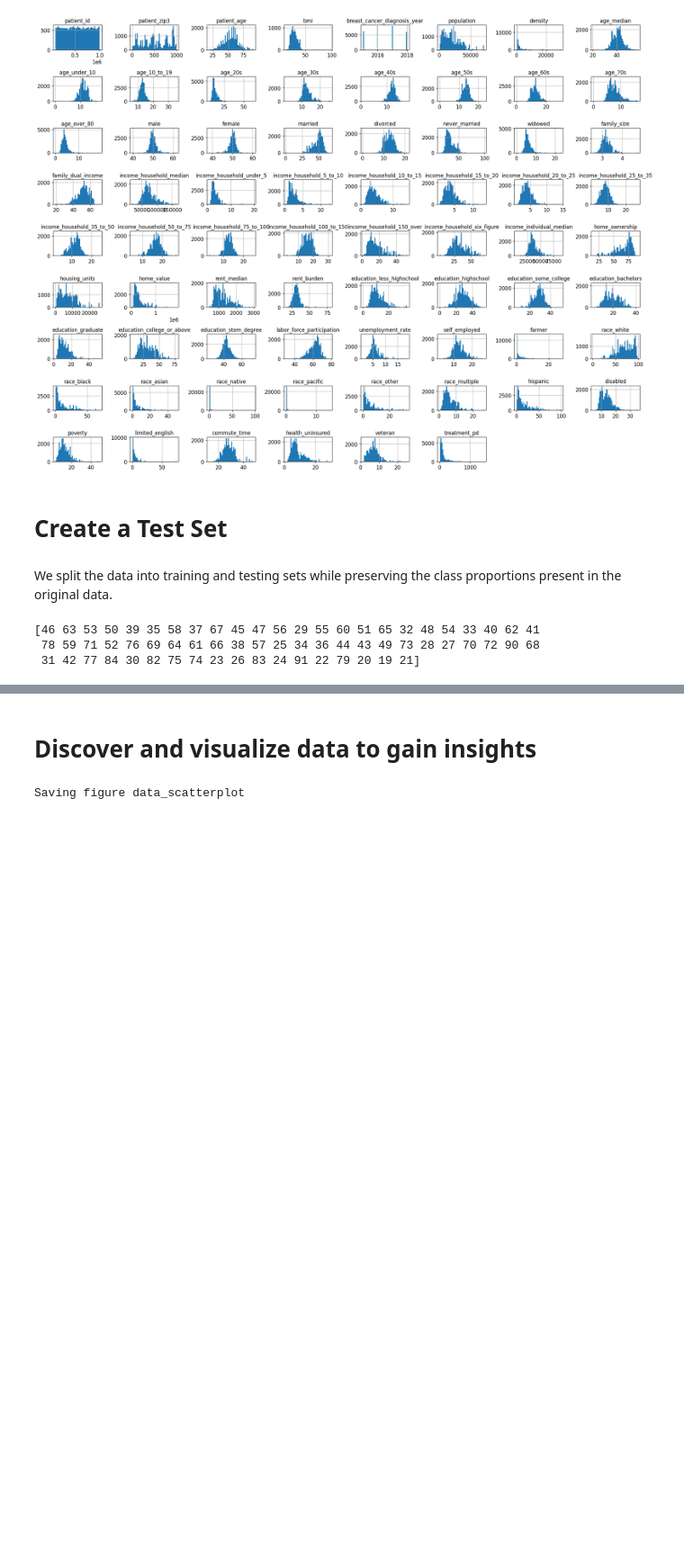
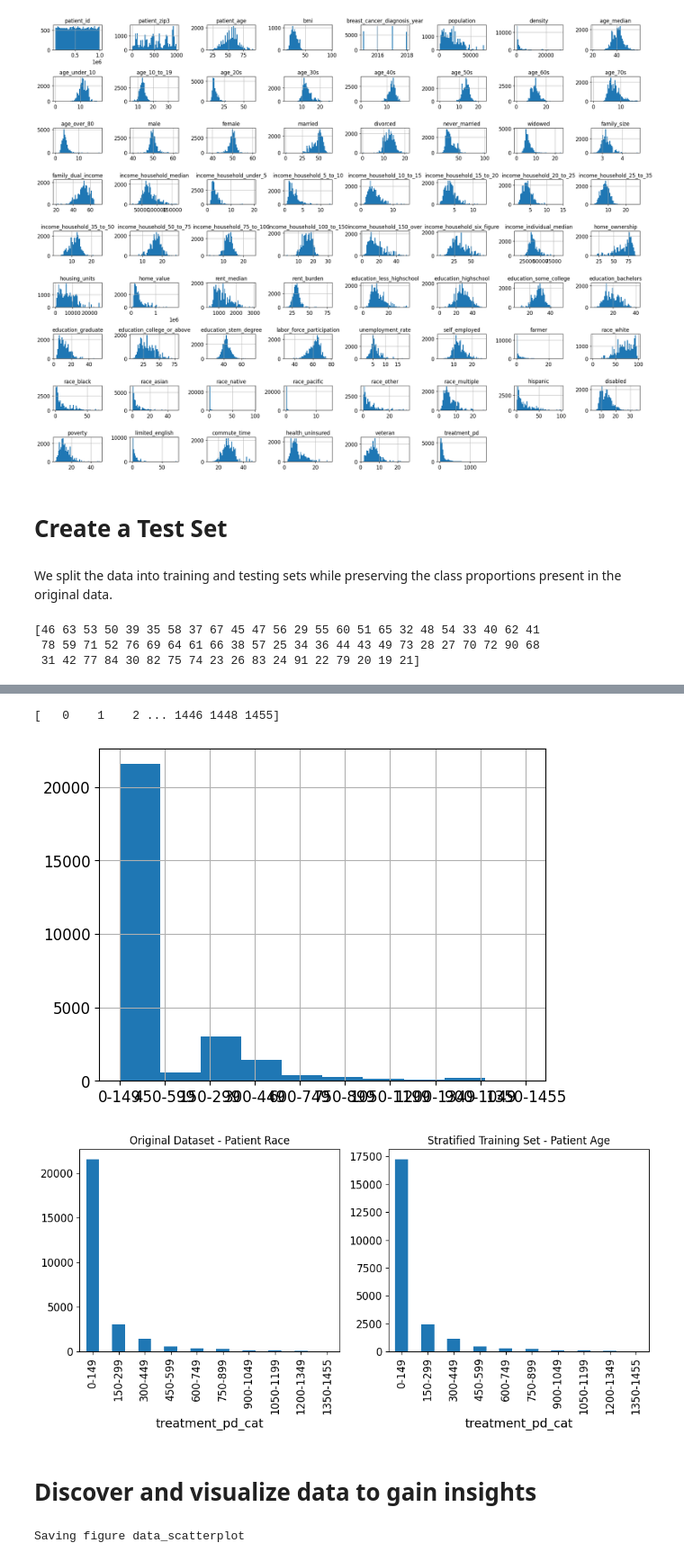
Before and after one commit to cristinaesuper/WIDS, a Jupyter notebook: WIDS.ipynb, the cells around one changed output, grey strips where cells are left out. Shown at 90% size. Drawn from its saved outputs; the diff is of its cells as text; code cells hidden in the pictures; blank space fills up the shorter version.

```diff
--- a/WIDS.ipynb
+++ b/WIDS.ipynb
@@ -112,3 +91,39 @@ plt.show()
 # %%
 for set_ in (strat_train_set, strat_test_set):
     set_.drop("age_cat", axis=1, inplace=True)
+# %%
+unique_values = np.sort(data["treatment_pd"].unique())
+print(unique_values)
+# %% [output]
+[   0    1    2 ... 1446 1448 1455]
+# %%
+from sklearn.model_selection import StratifiedShuffleSplit
+
+data["treatment_pd_cat"] = pd.cut(data["treatment_pd"],
+                         bins=[0, 150, 300, 450, 600, 750, 900, 1050, 1200, 1350, 1455],
+                         labels=["0-149", "150-299", "300-449", "450-599", "600-749", "750-899", "900-1049", "1050-1199", "1200-1349", "1350-1455"],
+                         include_lowest=True)
+
+data["treatment_pd_cat"].hist()
+
+split = StratifiedShuffleSplit(n_splits=1, test_size=0.2, random_state=42)
+for train_index, test_index in split.split(data, data["treatment_pd_cat"]):
+    strat_train_set = data.loc[train_index]
+    strat_test_set = data.loc[test_index]
+
+# Plot value counts of patient_age in the original dataset
+plt.figure(figsize=(10, 5))
+plt.subplot(1, 2, 1)
+data["treatment_pd_cat"].value_counts().plot(kind="bar")
+plt.title("Original Dataset - Patient Race")
+
+# Plot value counts of patient_age in the stratified training set
+plt.subplot(1, 2, 2)
+strat_train_set["treatment_pd_cat"].value_counts().plot(kind="bar")
+plt.title("Stratified Training Set - Patient Age")
+
+plt.tight_layout()
+plt.show()
+# %% [output]
+[figure, added]
+[figure, added]
```
Also changed, not shown: parts of 70 cells of this notebook.
